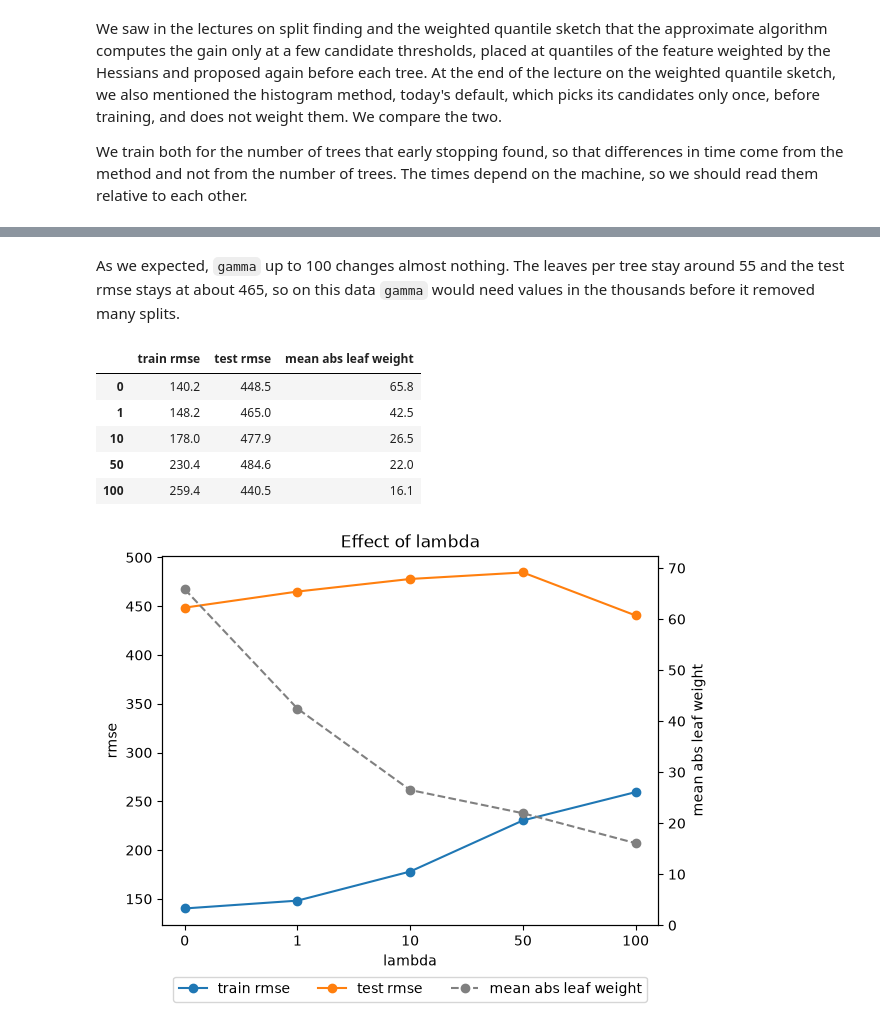
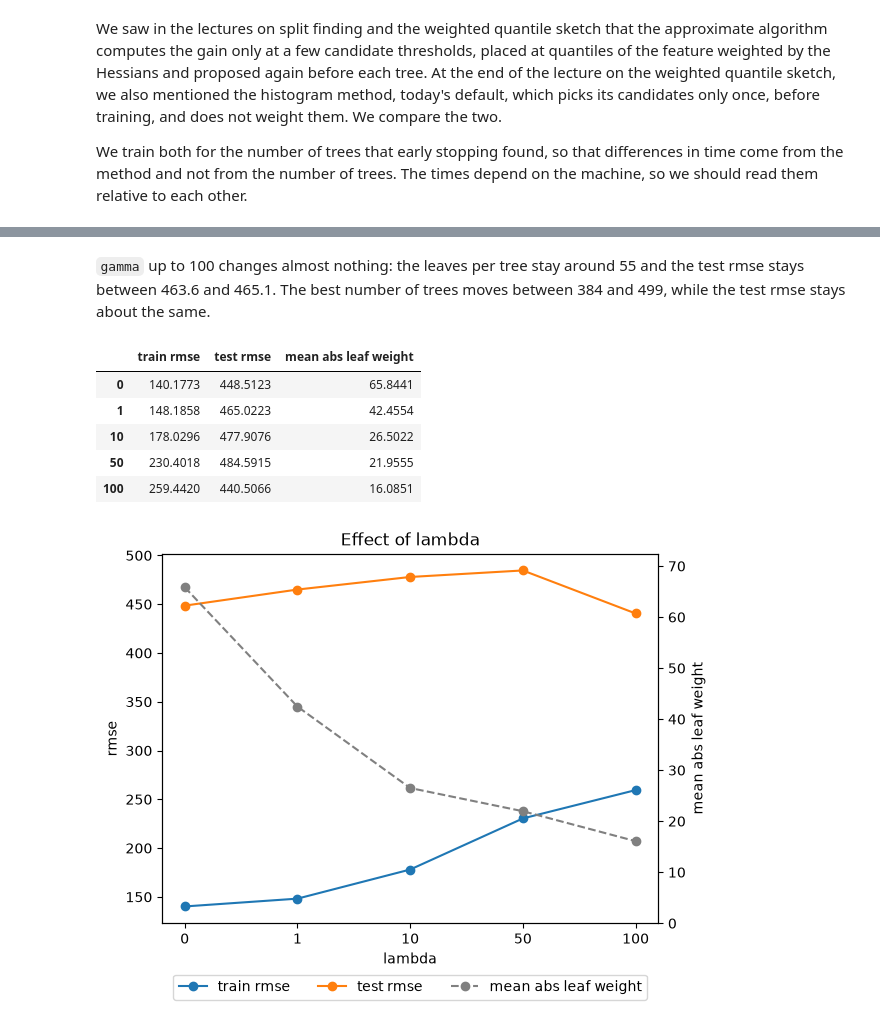
Before and after one commit to trainindata/master-tree-ensemble-models, a Jupyter notebook: 04-xgboost/02-xgboost-regression.ipynb, the cells around one changed output, grey strips where cells are left out. Saved outputs shown, nothing was run; the diff lists cells and outputs as text; code cells hidden in the pictures.

```diff
--- a/04-xgboost/02-xgboost-regression.ipynb
+++ b/04-xgboost/02-xgboost-regression.ipynb
@@ -218,9 +216,11 @@ We saw in the lectures on split finding and the weighted quantile sketch that th
 We train both for the number of trees that early stopping found, so that differences in time come from the method and not from the number of trees. The times depend on the machine, so we should read them relative to each other.
 # %%
 results = {}
+predictions = {}
 for tree_method in ["approx", "hist"]:
     model, seconds = timed_train({**params, "tree_method": tree_method}, dtrain, num_rounds)
     results[tree_method] = {**test_scores(model, dtest, y_test), "seconds": seconds}
+    predictions[tree_method] = model.predict(dtest)
 
 pd.DataFrame(results).T.round(4)
 # %% [output]
@@ -253,12 +236,0 @@ dtest_filled = xgb.DMatrix(X_test_filled, label=y_test, enable_categorical=True)
-# %%
-settings = {
-    "nothing filled": (dtrain, dtest),
-    "everything filled with -1": (dtrain_filled, dtest_filled),
-}
-
-results = {}
-for name, (train_data, test_data) in settings.items():
-    model = xgb.train(params, train_data, num_rounds)
-    results[name] = test_scores(model, test_data, y_test)
-
-pd.DataFrame(results).T.round(4)
@@ -334,16 +353,16 @@ plot_sweep(gamma_results, "gamma", "leaves per tree")
 # %% [markdown]
-As we expected, `gamma` up to 100 changes almost nothing. The leaves per tree stay around 55 and the test rmse stays at about 465, so on this data `gamma` would need values in the thousands before it removed many splits.
+`gamma` up to 100 changes almost nothing: the leaves per tree stay around 55 and the test rmse stays between 463.6 and 465.1. The best number of trees moves between 384 and 499, while the test rmse stays about the same.
 # %%
 lambda_results = sweep("lambda", [0, 1, 10, 50, 100], "mean abs leaf weight", mean_abs_weight)
 
-lambda_results.round(1)
+lambda_results.round(4)
 # %% [output]
 |  | train rmse | test rmse | mean abs leaf weight |
-| 0 | 140.2 | 448.5 | 65.8 |
-| 1 | 148.2 | 465.0 | 42.5 |
-| 10 | 178.0 | 477.9 | 26.5 |
-| 50 | 230.4 | 484.6 | 22.0 |
-| 100 | 259.4 | 440.5 | 16.1 |
+| 0 | 140.1773 | 448.5123 | 65.8441 |
+| 1 | 148.1858 | 465.0223 | 42.4554 |
+| 10 | 178.0296 | 477.9076 | 26.5022 |
+| 50 | 230.4018 | 484.5915 | 21.9555 |
+| 100 | 259.4420 | 440.5066 | 16.0851 |
 # %%
 plot_sweep(lambda_results, "lambda", "mean abs leaf weight")
 # %% [output]
```
Also changed, not shown: parts of 42 cells of this notebook, 1 other file.
